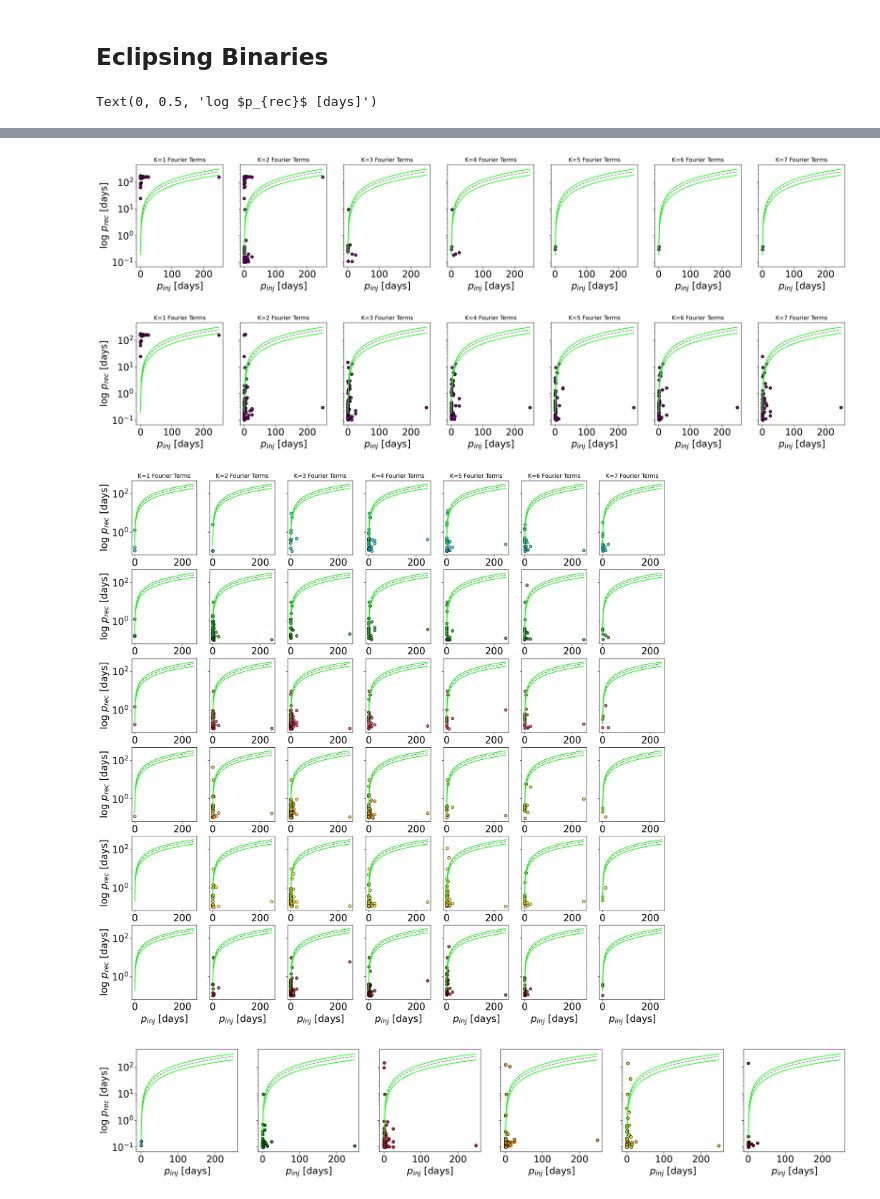
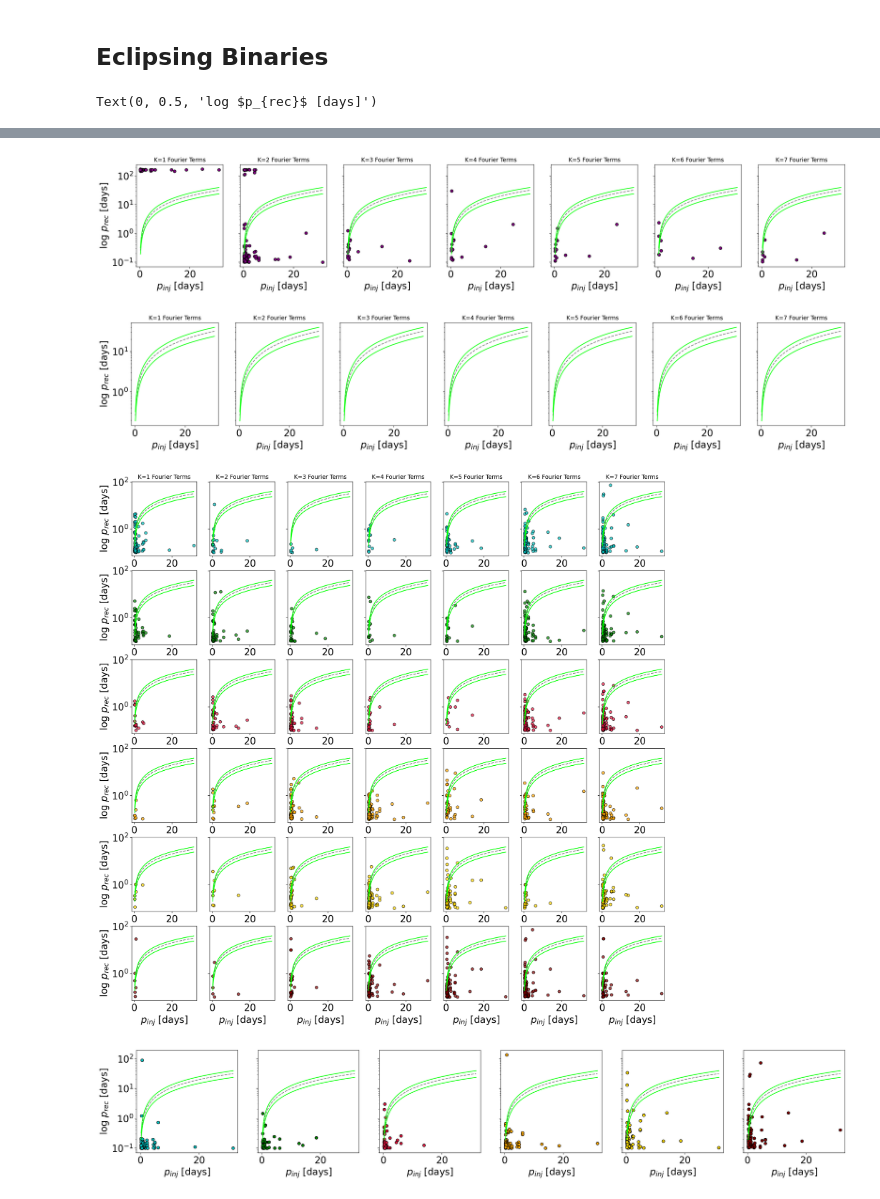
Before and after one commit to AndyTza/periodos, a Jupyter notebook: notebooks/Plasticc Periodic Analysis .ipynb, the cells around one changed output, grey strips where cells are left out. Cells and saved outputs as stored; diff of their text form; code cells hidden in the pictures.

```diff
--- a/notebooks/Plasticc Periodic Analysis .ipynb
+++ b/notebooks/Plasticc Periodic Analysis .ipynb
@@ -64,7 +64,9 @@ def pass_rate(p0):
 # %% [markdown]
 ## RR Lyrae
 # %%
-table1 = ascii.read('../data/lsp_results/rrl_master_N100_nmod')
+#table1 = ascii.read('../data/lsp_results/rrl_master_N100_nmod')
+table1 = ascii.read('../data/rrl_master_N100_2022_3_25_10')
+
 
 # FAILURE NUMBERS
 mmf = [fail_rate(table1[f'multi_lsp_f{i}']) for i in range(1,8)]
@@ -282,7 +284,8 @@ Text(0, 0.5, 'log $p_{rec}$ [days]')
 # %% [markdown]
 ## Eclipsing Binaries
 # %%
-table1 = ascii.read('../data/lsp_results/eb_master_N100_nmod')
+#table1 = ascii.read('../data/lsp_results/eb_master_N100_nmod')
+table1 = ascii.read('../data/eb_master_N100_2022_3_25_4')
 
 # FAILURE NUMBERS
 mmf = [fail_rate(table1[f'multi_lsp_f{i}']) for i in range(1,8)]
@@ -493,4 +496,4 @@ Text(0, 0.5, 'log $p_{rec}$ [days]')
-[figure, old version]
+[figure, new version]
-[figure, old version]
+[figure, new version]
-[figure, old version]
+[figure, new version]
-[figure, old version]
+[figure, new version]
```
Also changed, not shown: parts of 2 cells of this notebook, 3 other files.
